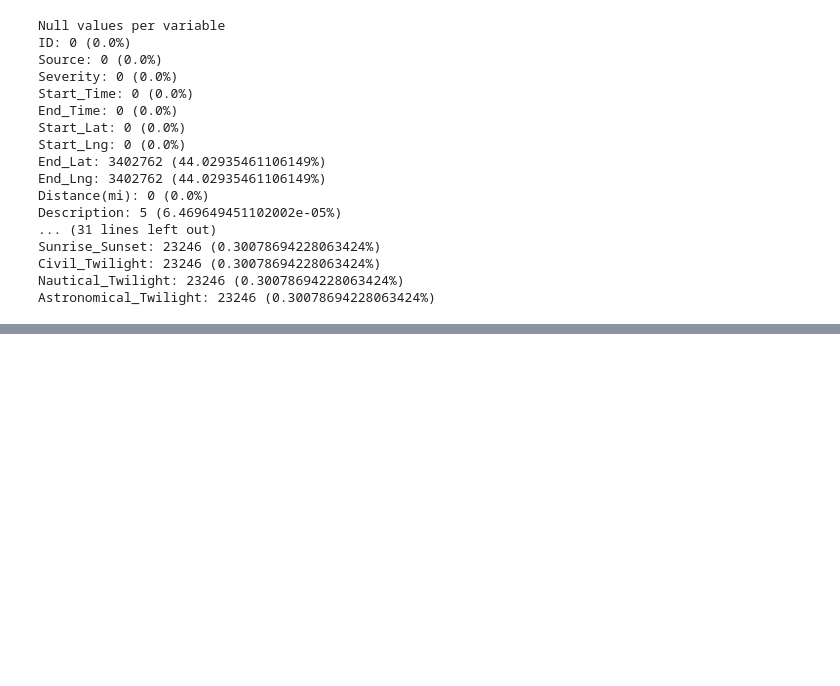
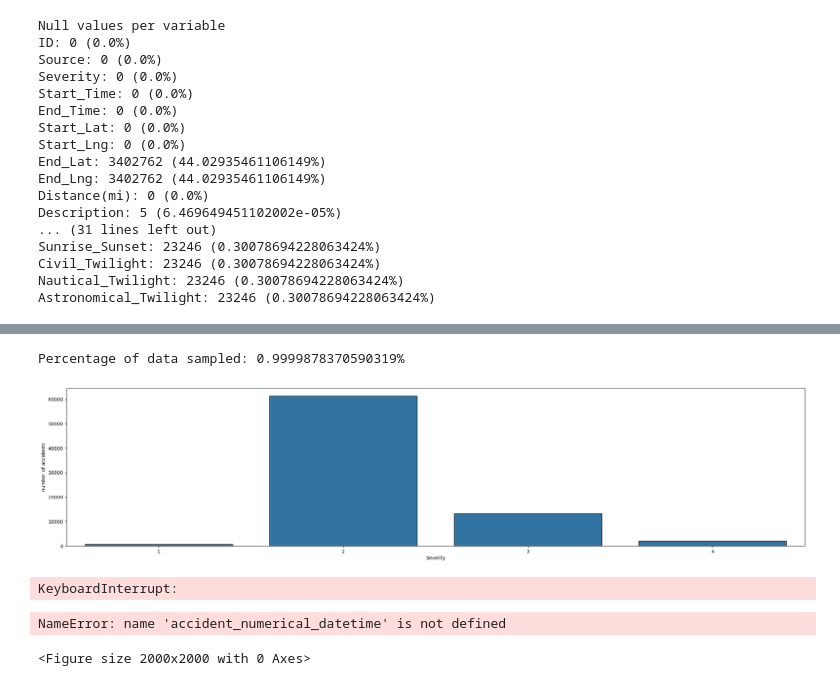
Before and after one commit to cosimop2000/BDMG-vehicle-accidents, a Jupyter notebook: workflows/vehicle-accident-pandas.ipynb, the cells around one changed output, grey strips where cells are left out. Cells and saved outputs as stored; diff of their text form; code cells hidden in the pictures; blank space fills up the shorter version.

```diff
--- a/workflows/vehicle-accident-pandas.ipynb
+++ b/workflows/vehicle-accident-pandas.ipynb
@@ -56,0 +222,38 @@ Astronomical_Twilight: 23246 (0.30078694228063424%)
+# %%
+#categorized variables based on numerical, categoric, and datetime
+#description is excluded
+
+numerical = [
+       'Start_Lat', 'Start_Lng',
+       'End_Lat', 'End_Lng', 'Distance(mi)','Number','Temperature(F)', 'Wind_Chill(F)',
+       'Humidity(%)', 'Pressure(in)', 'Visibility(mi)','Wind_Speed(mph)', 'Precipitation(in)'
+]
+
+categorical = [
+    'Severity','Street', 'City', 'Zipcode', 'County', 'State','Country','Timezone','Airport_Code','Wind_Direction','Weather_Condition', 'Amenity',
+       'Bump', 'Crossing', 'Give_Way', 'Junction', 'No_Exit', 'Railway',
+       'Roundabout', 'Station', 'Stop', 'Traffic_Calming', 'Traffic_Signal',
+       'Turning_Loop', 'Sunrise_Sunset', 'Civil_Twilight', 'Nautical_Twilight',
+       'Astronomical_Twilight'
+]
+
+datetime = [
+        'datetime_start_parsed', 'datetime_end_parsed', 'datetime_weathertime_parsed'
+]
+# %%
+#since dataset is over 1 GB, taking a sample of 1% of data for analysis
+accident_sample = accident_data.sample(int(len(accident_data)/100))
+print('Percentage of data sampled: {}%'.format((len(accident_sample)/len(accident_data))*100))
+# %% [output]
+Percentage of data sampled: 0.9999878370590319%
+# %%
+#histograms for categorical data
+for i in accident_sample[categorical].columns:
+    plt.figure(figsize=(28, 6))
+    sns.barplot(edgecolor='black',x=accident_sample[categorical][i].value_counts().index,y=accident_sample[categorical][i].value_counts())
+    plt.xlabel(i)
+    plt.ylabel('number of accidents')
+    plt.show()
+# %% [output]
+[figure, added]
+KeyboardInterrupt:
@@ -56,0 +351,8 @@ Astronomical_Twilight: 23246 (0.30078694228063424%)
+# %%
+#heat map to find extreme positive and negative correlations
+plt.figure(figsize=(20, 20))
+sns.heatmap(accident_numerical_datetime.corr(), annot=True)
+plt.title('Correlation Heatmap for numerical Variables', fontdict={'fontsize':12}, pad=12);
+# %% [output]
+NameError: name 'accident_numerical_datetime' is not defined
+<Figure size 2000x2000 with 0 Axes>
```
Also changed, not shown: parts of 59 cells of this notebook.
